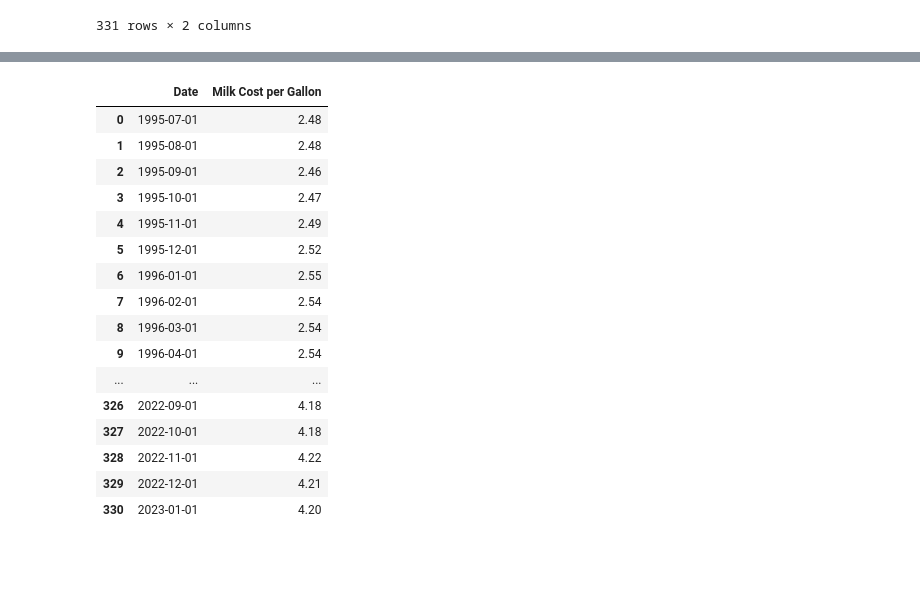
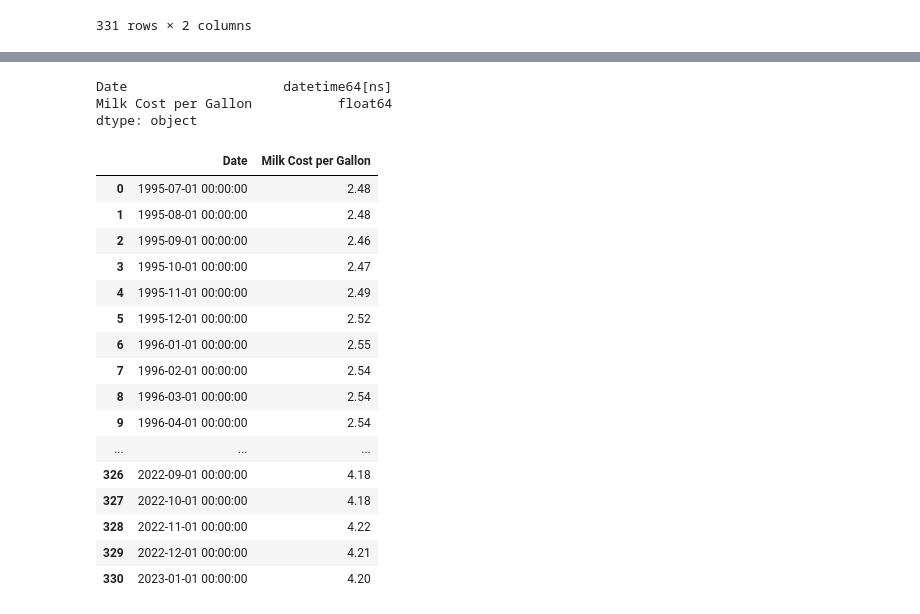
Before and after one commit to CTPim/Three_Meals, a Jupyter notebook: Analysis/Clean_Milk_Data.ipynb, the cells around one changed output, grey strips where cells are left out. Cells and saved outputs as stored; diff of their text form; code cells hidden in the pictures; blank space fills up the shorter version.

Commit message:
modified DateTime

```diff
--- a/Analysis/Clean_Milk_Data.ipynb
+++ b/Analysis/Clean_Milk_Data.ipynb
@@ -46,3 +46,7 @@ milk_data_df
 | 329 | 2022-12-01 | 4.211 |
 | 330 | 2023-01-01 | 4.204 |
 331 rows × 2 columns
+# %%
+#Change DATE to datetime
+milk_data_df['Date'] = pd.to_datetime(milk_data_df["Date"], format="%Y-%m-%d")
+milk_data_df
@@ -49,26 +67,35 @@ milk_data_df
+# %%
+# Check datatypes
+milk_data_df.dtypes
+# %% [output]
+Date                    datetime64[ns]
+Milk Cost per Gallon           float64
+dtype: object
 # %%
 #Round price of milk
-milk_data_df.style.format({
+cleaned_milk_data_df = milk_data_df.style.format({
     'Milk Cost per Gallon': '{:,.2f}'.format,
 })
+
+cleaned_milk_data_df
 # %% [output]
 |  | Date | Milk Cost per Gallon |
-| 0 | 1995-07-01 | 2.48 |
-| 1 | 1995-08-01 | 2.48 |
-| 2 | 1995-09-01 | 2.46 |
-| 3 | 1995-10-01 | 2.47 |
-| 4 | 1995-11-01 | 2.49 |
-| 5 | 1995-12-01 | 2.52 |
-| 6 | 1996-01-01 | 2.55 |
-| 7 | 1996-02-01 | 2.54 |
-| 8 | 1996-03-01 | 2.54 |
-| 9 | 1996-04-01 | 2.54 |
+| 0 | 1995-07-01 00:00:00 | 2.48 |
+| 1 | 1995-08-01 00:00:00 | 2.48 |
+| 2 | 1995-09-01 00:00:00 | 2.46 |
+| 3 | 1995-10-01 00:00:00 | 2.47 |
+| 4 | 1995-11-01 00:00:00 | 2.49 |
+| 5 | 1995-12-01 00:00:00 | 2.52 |
+| 6 | 1996-01-01 00:00:00 | 2.55 |
+| 7 | 1996-02-01 00:00:00 | 2.54 |
+| 8 | 1996-03-01 00:00:00 | 2.54 |
+| 9 | 1996-04-01 00:00:00 | 2.54 |
 | ... | ... | ... |
-| 326 | 2022-09-01 | 4.18 |
-| 327 | 2022-10-01 | 4.18 |
-| 328 | 2022-11-01 | 4.22 |
-| 329 | 2022-12-01 | 4.21 |
-| 330 | 2023-01-01 | 4.20 |
+| 326 | 2022-09-01 00:00:00 | 4.18 |
+| 327 | 2022-10-01 00:00:00 | 4.18 |
+| 328 | 2022-11-01 00:00:00 | 4.22 |
+| 329 | 2022-12-01 00:00:00 | 4.21 |
+| 330 | 2023-01-01 00:00:00 | 4.20 |
 # %%
 # Export as csv
 milk_data_df.to_csv('cleaned_milk_data.csv')
```
Also changed, not shown: parts of 1 cell of this notebook.
